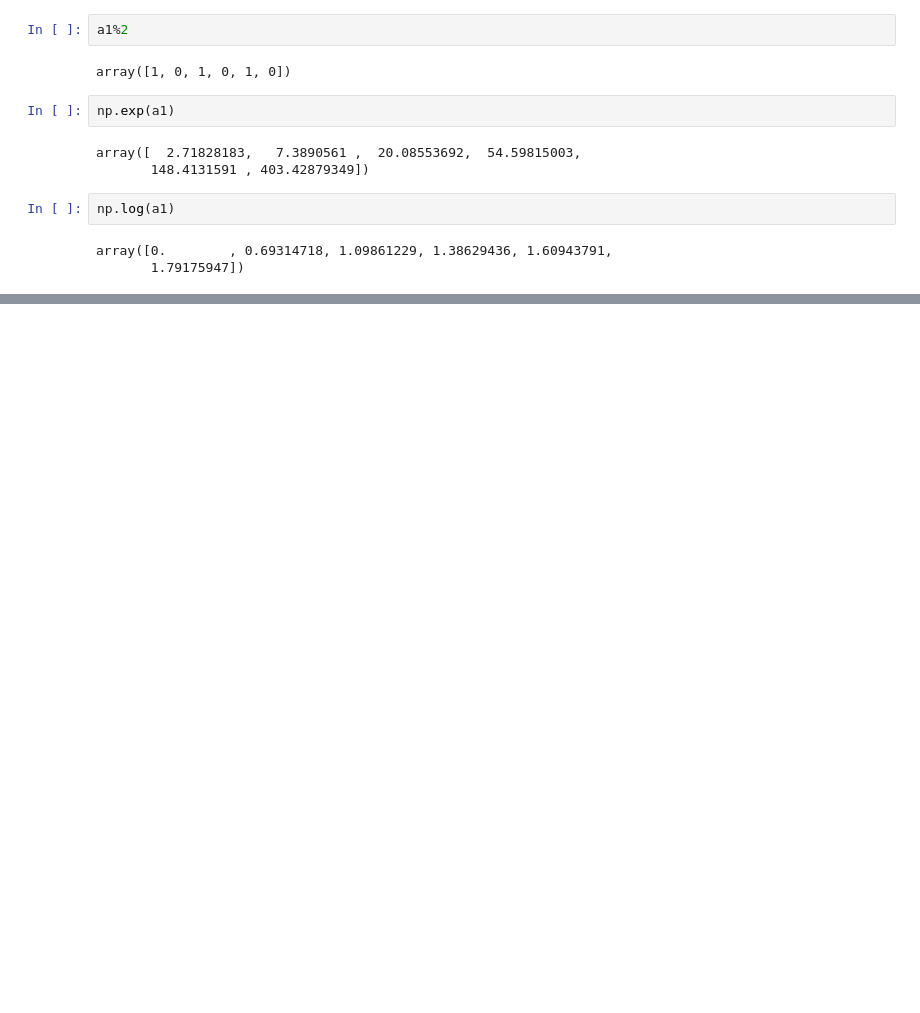
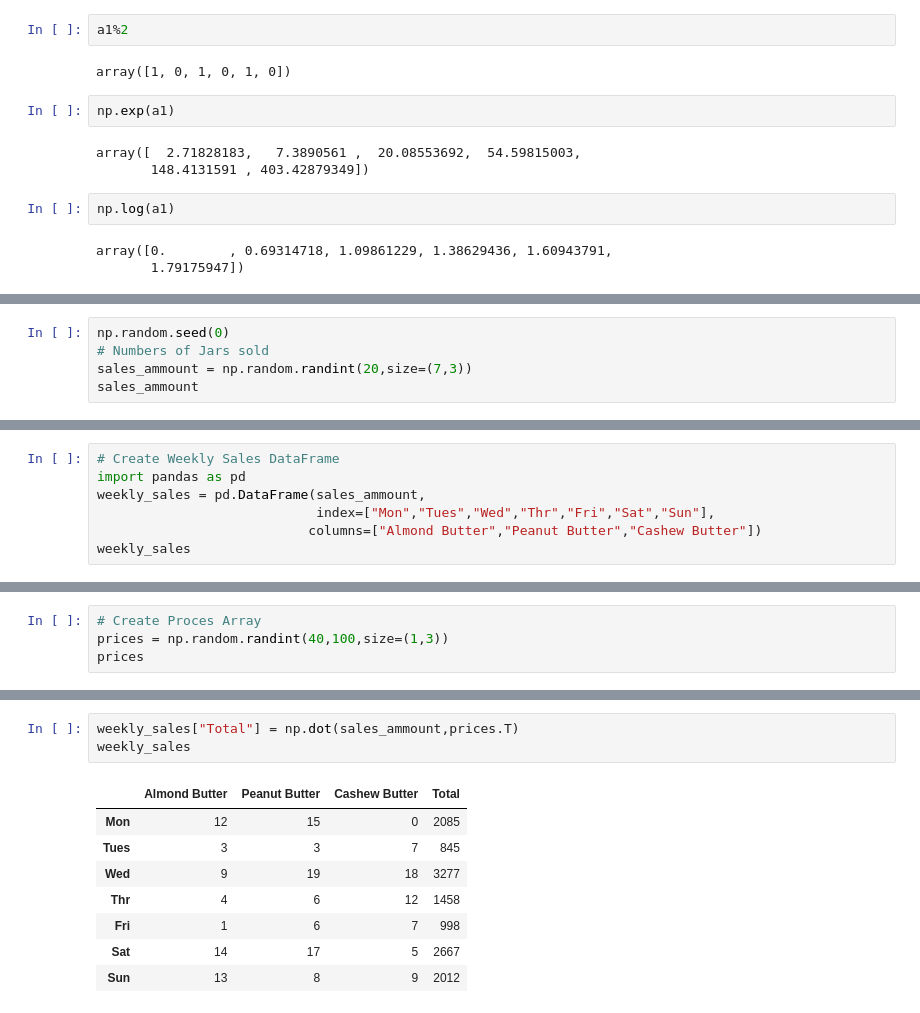
Before and after one commit to Saumyakhushlani/Introduction-to-Pandas-Numpy-Scikitlearn, a Jupyter notebook: Introduction-to-numpy.ipynb, the cells around one changed output, grey strips where cells are left out. Drawn from its saved outputs; the diff is of its cells as text; blank space fills up the shorter version.

Commit message:
Combination of numpy and pandas

```diff
--- a/Introduction-to-numpy.ipynb
+++ b/Introduction-to-numpy.ipynb
@@ -359,0 +567,5 @@ array([0.        , 0.69314718, 1.09861229, 1.38629436, 1.60943791,
+# %%
+np.random.seed(0)
+# Numbers of Jars sold
+sales_ammount = np.random.randint(20,size=(7,3))
+sales_ammount
@@ -359,0 +580,7 @@ array([0.        , 0.69314718, 1.09861229, 1.38629436, 1.60943791,
+# %%
+# Create Weekly Sales DataFrame
+import pandas as pd
+weekly_sales = pd.DataFrame(sales_ammount,
+                            index=["Mon","Tues","Wed","Thr","Fri","Sat","Sun"],
+                           columns=["Almond Butter","Peanut Butter","Cashew Butter"])
+weekly_sales
@@ -359,0 +596,4 @@ array([0.        , 0.69314718, 1.09861229, 1.38629436, 1.60943791,
+# %%
+# Create Proces Array
+prices = np.random.randint(40,100,size=(1,3))
+prices
@@ -359,0 +608,12 @@ array([0.        , 0.69314718, 1.09861229, 1.38629436, 1.60943791,
+# %%
+weekly_sales["Total"] = np.dot(sales_ammount,prices.T)
+weekly_sales
+# %% [output]
+|  | Almond Butter | Peanut Butter | Cashew Butter | Total |
+| Mon | 12 | 15 | 0 | 2085 |
+| Tues | 3 | 3 | 7 | 845 |
+| Wed | 9 | 19 | 18 | 3277 |
+| Thr | 4 | 6 | 12 | 1458 |
+| Fri | 1 | 6 | 7 | 998 |
+| Sat | 14 | 17 | 5 | 2667 |
+| Sun | 13 | 8 | 9 | 2012 |
```
Also changed, not shown: parts of 50 cells of this notebook.
